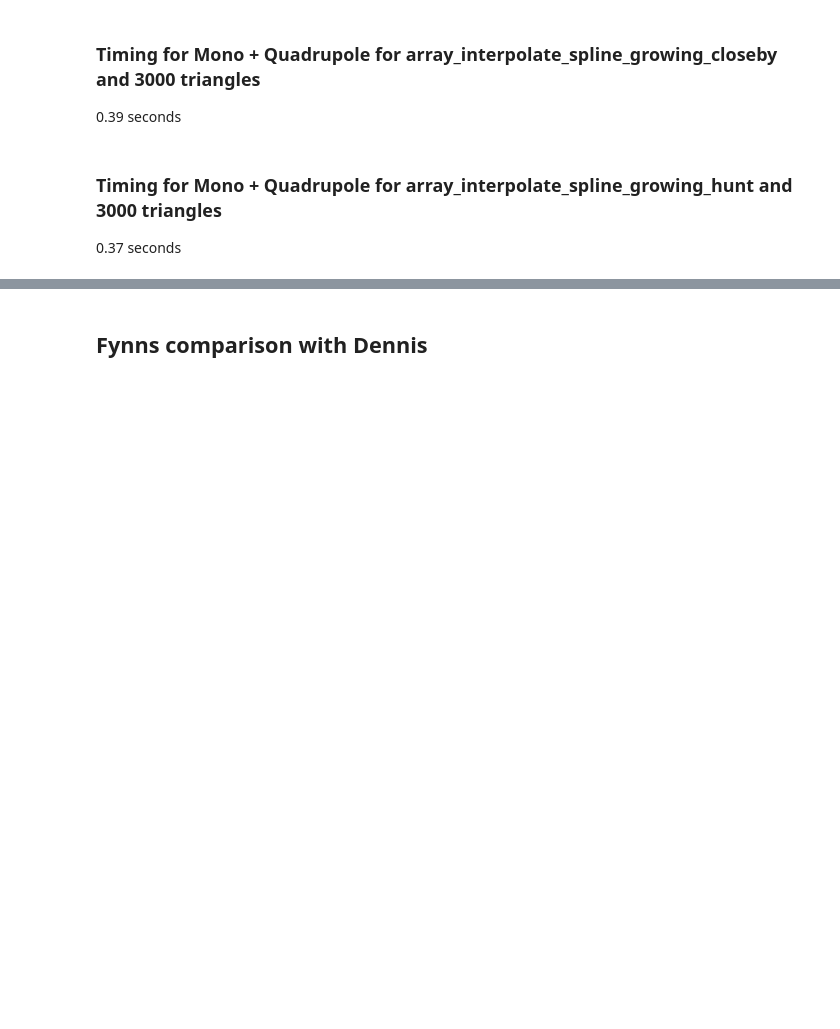
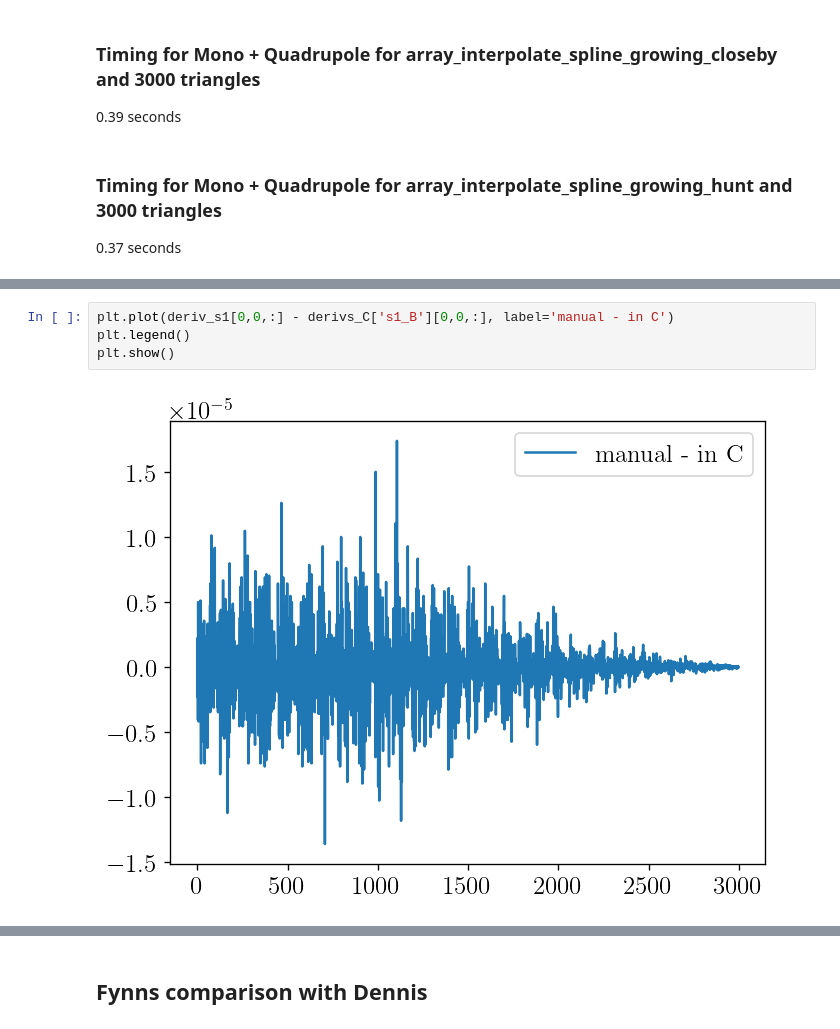
Before and after one commit to Fynn1410/class-bispectrum-png, a Jupyter notebook: notebooks/bispectrum_treelevel_multipoles.ipynb, the cells around one changed output, grey strips where cells are left out. Drawn from its saved outputs; the diff is of its cells as text; blank space fills up the shorter version.

```diff
--- a/notebooks/bispectrum_treelevel_multipoles.ipynb
+++ b/notebooks/bispectrum_treelevel_multipoles.ipynb
@@ -261,0 +418,6 @@ print(t_end-t_start)
+# %%
+plt.plot(deriv_s1[0,0,:] - derivs_C['s1_B'][0,0,:], label='manual - in C')
+plt.legend()
+plt.show()
+# %% [output]
+[figure, added]
```
Also changed, not shown: parts of 11 cells of this notebook, 3 other files.
